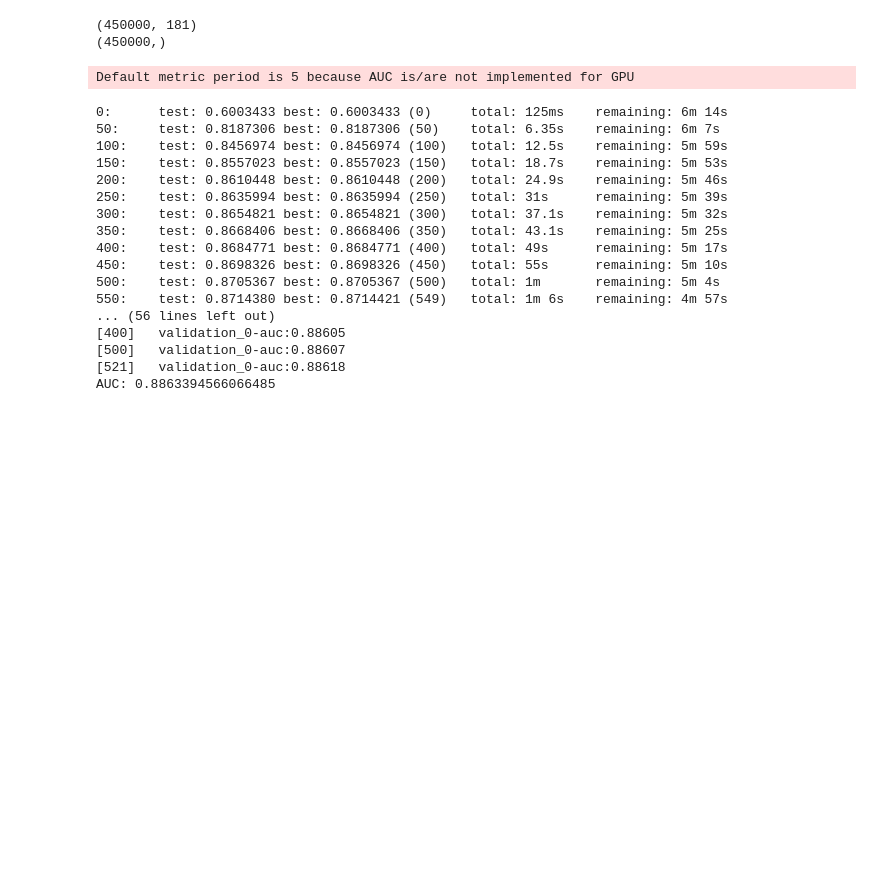
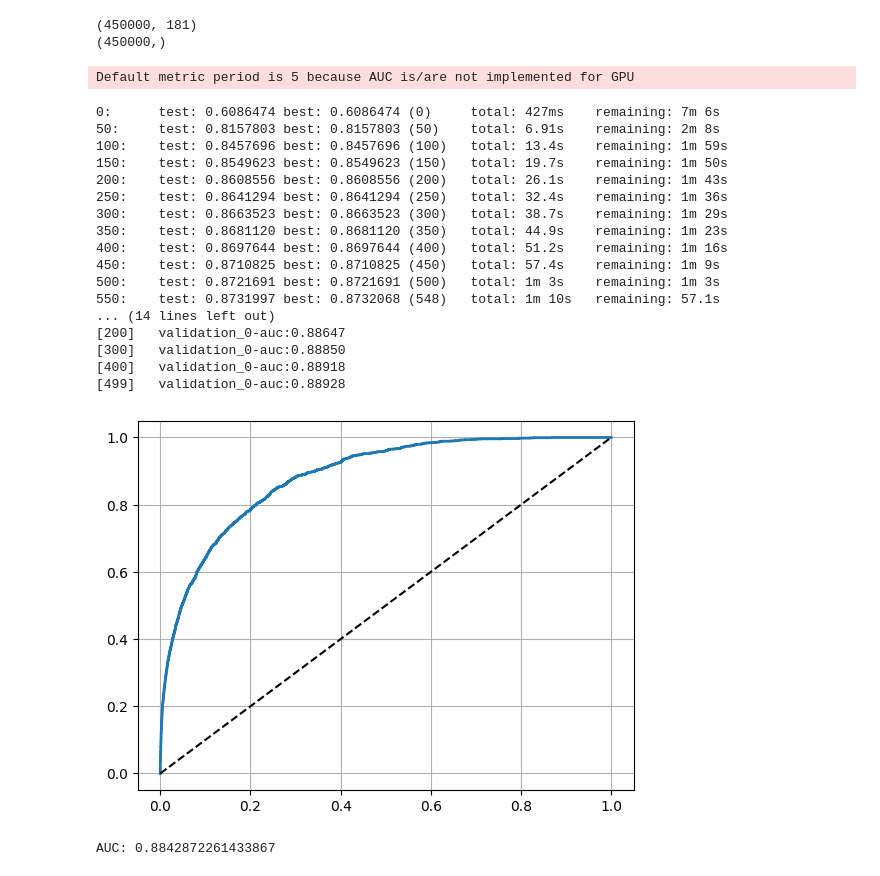
Before and after one commit to TimeJerker/Data_Fusion_2026, a Jupyter notebook: notebooks/features_DK.ipynb, the cells around one changed output. Cells and saved outputs as stored; diff of their text form; code cells hidden in the pictures; blank space fills up the shorter version.

Commit message:
add roc_score and confusion_matrix visual

```diff
--- a/notebooks/features_DK.ipynb
+++ b/notebooks/features_DK.ipynb
@@ -32,0 +35,7 @@ shape: (5, 200)
+# %%
+test = pl.read_parquet(path_test)
+target = pl.read_parquet(path_target)
+
+print(train.head(5))
+
+target_columns = [c for c in target.columns if c != "customer_id"]
@@ -254,11 +280,11 @@ y = target.drop("customer_id").to_pandas()
 y = y["target_1_1"]
 
 X_train_full, X_test, y_train_full, y_test = train_test_split(
-    X, y, test_size = 0.2, random_state= 42
+    X, y, test_size = 0.2, random_state= 42, stratify=y
 )
 
 X_train, X_valid, y_train, y_valid = train_test_split(
-    X_train_full, y_train_full
+    X_train_full, y_train_full, test_size=0.25, random_state=42, stratify=y_train_full
 )
 # %%
 print(X_train.shape)
@@ -269,10 +307,22 @@ print(y_train.shape)
+# %%
+def show_roc_score(fpr, tpr, label=None):
+    plt.plot(fpr, tpr, linewidth=2, label=label)
+    plt.plot([0,1], [0,1], 'k--')
+    plt.grid(True)
+    plt.show()
 # %%
 from sklearn.metrics import roc_auc_score
 from xgboost import XGBClassifier
+from sklearn.metrics import confusion_matrix, roc_curve
+from sklearn.model_selection import cross_val_predict
+import mlflow
+
 cat_features = [x for x in train_without_extra.columns if x.startswith("cat")]
 
+#with mlflow.start_run(run_name="ensemble_catboost_xgboost"):
+
 catboost = CatBoostClassifier(
-    iterations=3000,
+    iterations=1000,
     learning_rate=0.03,
     depth=6,
     cat_features=cat_features,
@@ -281,50 +331,60 @@ catboost = CatBoostClassifier(
     l2_leaf_reg = 3,
     eval_metric='AUC',
     task_type='GPU',
-    early_stopping_rounds=100
+    early_stopping_rounds=100,
+    random_state=42
 )
 
 xgboost = XGBClassifier(
-    n_estimators=3000,
+    n_estimators=500,
     learning_rate=0.03,
     max_depth=6,
     min_child_weight=3,
     subsample=0.8,
     colsample_bytree=0.8,
     reg_alpha=0.0,
     reg_lambda=1.0,
     objective='binary:logistic',
     eval_metric='auc',
     random_state=42,
     tree_method='hist',
     enable_categorical=True,
     early_stopping_rounds=100
 )
 
 catboost.fit(X_train, y_train, eval_set=(X_valid, y_valid))
 pred1 = catboost.predict_proba(X_test)[:, 1]
 
+# pred1 = catboost.predict(X_test)
+# cm = confusion_matrix(y_test, pred1)
+
+# show_confusion_matrix(cm)
 xgboost.fit(X_train, y_train, eval_set=[(X_valid, y_valid)], verbose=100)
 pred2 = xgboost.predict_proba(X_test)[:, 1]
 
 final_pred = (pred1 + pred2) /2
+
+fpr_ensembleBoost, tpr_ensembleBoost, threshold_ensembleBoost = roc_curve(y_test, final_pred)
+show_roc_score(fpr_ensembleBoost, tpr_ensembleBoost)
 print("AUC:", roc_auc_score(y_test, final_pred))
 # %% [output]
 Default metric period is 5 because AUC is/are not implemented for GPU
-0:      test: 0.6003433 best: 0.6003433 (0)     total: 125ms    remaining: 6m 14s
-50:     test: 0.8187306 best: 0.8187306 (50)    total: 6.35s    remaining: 6m 7s
-100:    test: 0.8456974 best: 0.8456974 (100)   total: 12.5s    remaining: 5m 59s
-150:    test: 0.8557023 best: 0.8557023 (150)   total: 18.7s    remaining: 5m 53s
-200:    test: 0.8610448 best: 0.8610448 (200)   total: 24.9s    remaining: 5m 46s
-250:    test: 0.8635994 best: 0.8635994 (250)   total: 31s      remaining: 5m 39s
-300:    test: 0.8654821 best: 0.8654821 (300)   total: 37.1s    remaining: 5m 32s
-350:    test: 0.8668406 best: 0.8668406 (350)   total: 43.1s    remaining: 5m 25s
-400:    test: 0.8684771 best: 0.8684771 (400)   total: 49s      remaining: 5m 17s
-450:    test: 0.8698326 best: 0.8698326 (450)   total: 55s      remaining: 5m 10s
-500:    test: 0.8705367 best: 0.8705367 (500)   total: 1m       remaining: 5m 4s
-550:    test: 0.8714380 best: 0.8714421 (549)   total: 1m 6s    remaining: 4m 57s
-... (56 lines left out)
-[400]   validation_0-auc:0.88605
-[500]   validation_0-auc:0.88607
-[521]   validation_0-auc:0.88618
-AUC: 0.8863394566066485
+0:      test: 0.6086474 best: 0.6086474 (0)     total: 427ms    remaining: 7m 6s
+50:     test: 0.8157803 best: 0.8157803 (50)    total: 6.91s    remaining: 2m 8s
+100:    test: 0.8457696 best: 0.8457696 (100)   total: 13.4s    remaining: 1m 59s
+150:    test: 0.8549623 best: 0.8549623 (150)   total: 19.7s    remaining: 1m 50s
+200:    test: 0.8608556 best: 0.8608556 (200)   total: 26.1s    remaining: 1m 43s
+250:    test: 0.8641294 best: 0.8641294 (250)   total: 32.4s    remaining: 1m 36s
+300:    test: 0.8663523 best: 0.8663523 (300)   total: 38.7s    remaining: 1m 29s
+350:    test: 0.8681120 best: 0.8681120 (350)   total: 44.9s    remaining: 1m 23s
+400:    test: 0.8697644 best: 0.8697644 (400)   total: 51.2s    remaining: 1m 16s
+450:    test: 0.8710825 best: 0.8710825 (450)   total: 57.4s    remaining: 1m 9s
+500:    test: 0.8721691 best: 0.8721691 (500)   total: 1m 3s    remaining: 1m 3s
+550:    test: 0.8731997 best: 0.8732068 (548)   total: 1m 10s   remaining: 57.1s
+... (14 lines left out)
+[200]   validation_0-auc:0.88647
+[300]   validation_0-auc:0.88850
+[400]   validation_0-auc:0.88918
+[499]   validation_0-auc:0.88928
+[figure, added]
+AUC: 0.8842872261433867
```
Also changed, not shown: parts of 3 cells of this notebook, 2 other files.
